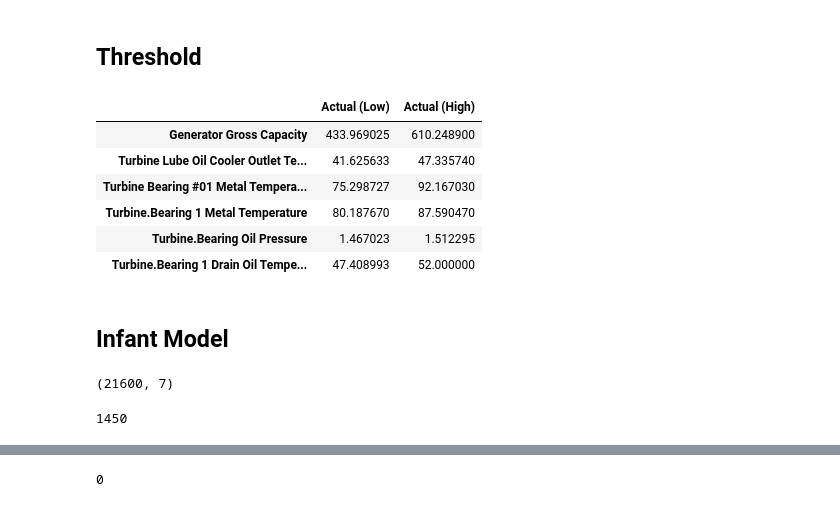
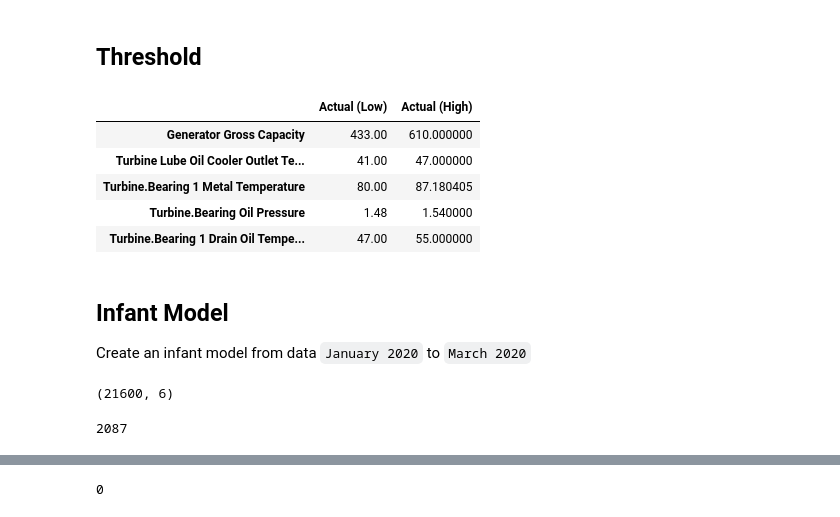
Before and after one commit to yasirabd/research-diagnostic-turbine, a Jupyter notebook: Diagnostics_Turbine_Bearing_1_Cooling_Loss.ipynb, the cells around one changed output, grey strips where cells are left out. Cells and saved outputs as stored; diff of their text form; code cells hidden in the pictures.

```diff
--- a/Diagnostics_Turbine_Bearing_1_Cooling_Loss.ipynb
+++ b/Diagnostics_Turbine_Bearing_1_Cooling_Loss.ipynb
@@ -130,35 +213,43 @@ dtype: int64
 ## Threshold
 # %%
 # threshold
-val = [[433.969025, 610.248900],
-       [41.625633, 47.335740],
-       [75.298727, 92.167030],
-       [80.187670, 87.590470],
-       [1.467023, 1.512295],
-    #    [47.408993, 56.443672]]
-       [47.408993, 52]]
-threshold = pd.DataFrame(val, columns=['Actual (Low)', 'Actual (High)'], index=list(data)[1:])
+# val = [[433.969025, 610.248900],
+#        [41.625633, 47.335740],
+#        [75.298727, 92.167030],
+#        [80.187670, 87.590470],
+#        [1.467023, 1.512295],
+#     #    [47.408993, 56.443672]]
+#        [47.408993, 52]]
+
+# new threshold from data january 2020 - march 2020
+val = [[433., 610.],
+       [41., 47.],
+       [80., 87.180405],
+       [1.48, 1.54],
+       [47., 55.]]
+    #    [47., 52.]] # customize for fault
+threshold = pd.DataFrame(val, columns=['Actual (Low)', 'Actual (High)'], index=list(data1)[1:])
 threshold
 # %% [output]
 |  | Actual (Low) | Actual (High) |
-| Generator Gross Capacity | 433.969025 | 610.248900 |
-| Turbine Lube Oil Cooler Outlet Te... | 41.625633 | 47.335740 |
-| Turbine Bearing #01 Metal Tempera... | 75.298727 | 92.167030 |
-| Turbine.Bearing 1 Metal Temperature | 80.187670 | 87.590470 |
-| Turbine.Bearing Oil Pressure | 1.467023 | 1.512295 |
-| Turbine.Bearing 1 Drain Oil Tempe... | 47.408993 | 52.000000 |
+| Generator Gross Capacity | 433.00 | 610.000000 |
+| Turbine Lube Oil Cooler Outlet Te... | 41.00 | 47.000000 |
+| Turbine.Bearing 1 Metal Temperature | 80.00 | 87.180405 |
+| Turbine.Bearing Oil Pressure | 1.48 | 1.540000 |
+| Turbine.Bearing 1 Drain Oil Tempe... | 47.00 | 55.000000 |
-# %% [markdown]
-## Infant Model
+# %% [markdown]
+## Infant Model
+Create an infant model from data `January 2020` to `March 2020`
 # %%
 # create an infant model
-two_weeks = pd.to_datetime('2021-09-01 00:00:00') + pd.DateOffset(days=15)
+two_weeks = pd.to_datetime('2020-01-01 00:00:00') + pd.DateOffset(days=15)
 
 # filter data by date
-filter = (data['date'] >= '2021-09-01 00:00:00') & (data['date'] < two_weeks)
-data_slice = data[filter].reset_index(drop=True)
+filter = (data1['date'] >= '2020-01-01 00:00:00') & (data1['date'] < two_weeks)
+data_slice = data1[filter].reset_index(drop=True)
 data_slice.shape
 # %% [output]
-(21600, 7)
+(21600, 6)
 # %%
 # create state_matrix for an infant model
 state_matrix = []
@@ -175,7 +266,7 @@ for i in range(len(data_slice)):
         else:
             break
 
-    if len(temp) == 6:
+    if len(temp) == 5:
         state_matrix.append(np.array(temp))
 
     if len(state_matrix) == 400:
@@ -183,7 +274,7 @@ for i in range(len(data_slice)):
         print(i)
         break
 # %% [output]
-1450
+2087
 # %%
 state_matrix.shape
 # %% [output]
```
Also changed, not shown: parts of 106 cells of this notebook.
